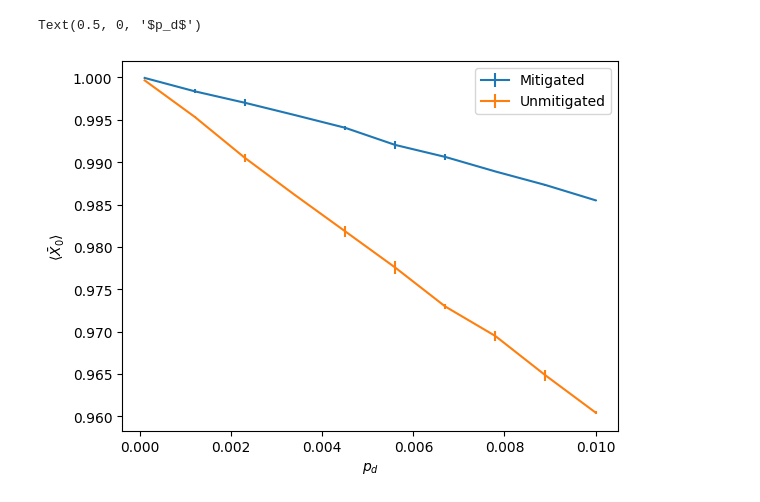
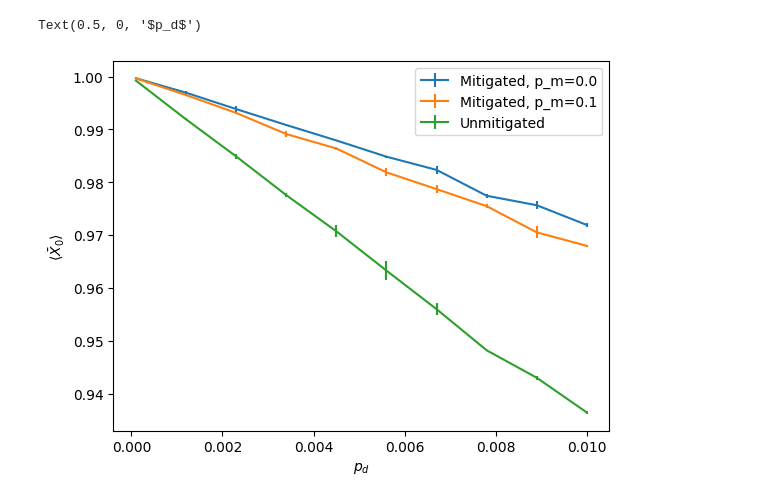
Before and after one commit to bdalfavero/encoded, a Jupyter notebook: experiments/fermions/detection/plots.ipynb, the cells around one changed output. Cells and saved outputs as stored; diff of their text form; code cells hidden in the pictures.

Commit message:
Updated code to allow noise on the measurements.

```diff
--- a/experiments/fermions/detection/plots.ipynb
+++ b/experiments/fermions/detection/plots.ipynb
@@ -2,14 +3,17 @@
 import matplotlib.pyplot as plt
 import pandas as pd
 # %%
-df = pd.read_csv("eight_qubit_result.csv")
+df_u = pd.read_csv("eight_qubit_unmitigated_result.csv")
+df_m = pd.read_csv("eight_qubit_mitigated_result.csv")
 # %%
 fig, ax = plt.subplots()
-ax.errorbar(df["noise_rate"], df["mitigated_avg"], yerr=df["mitigated_std"], label="Mitigated")
-ax.errorbar(df["noise_rate"], df["unmitigated_avg"], yerr=df["unmitigated_std"], label="Unmitigated")
+for meas_noise_rate in np.unique(df_m["meas_noise_rate"]):
+    df_m_nr = df_m[df_m["meas_noise_rate"] == meas_noise_rate]
+    ax.errorbar(df_m_nr["noise_rate"], df_m_nr["avg"], yerr=df_m_nr["std"], label=f"Mitigated, p_m={meas_noise_rate}")
+ax.errorbar(df_u["noise_rate"], df_u["avg"], yerr=df_u["std"], label="Unmitigated")
 ax.legend()
 ax.set_ylabel(r"$\langle \bar{X}_0 \rangle$")
 ax.set_xlabel(r"$p_d$")
 # %% [output]
 Text(0.5, 0, '$p_d$')
-[figure, old version]
+[figure, new version]
```
Also changed, not shown: parts of 1 cell of this notebook, 4 other files.
